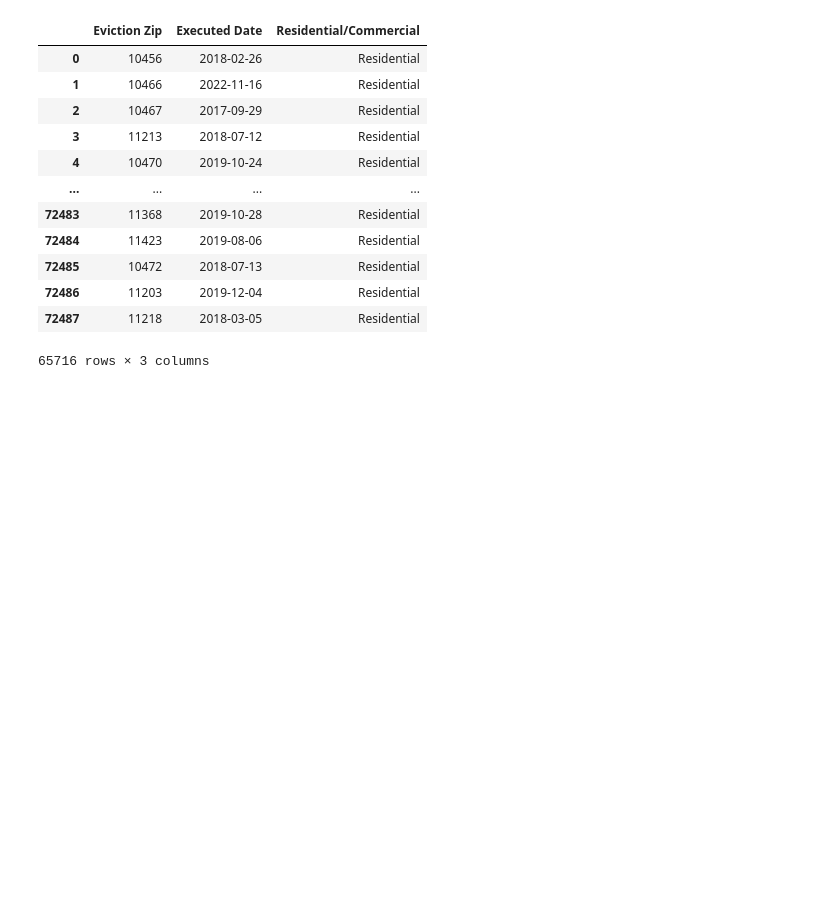
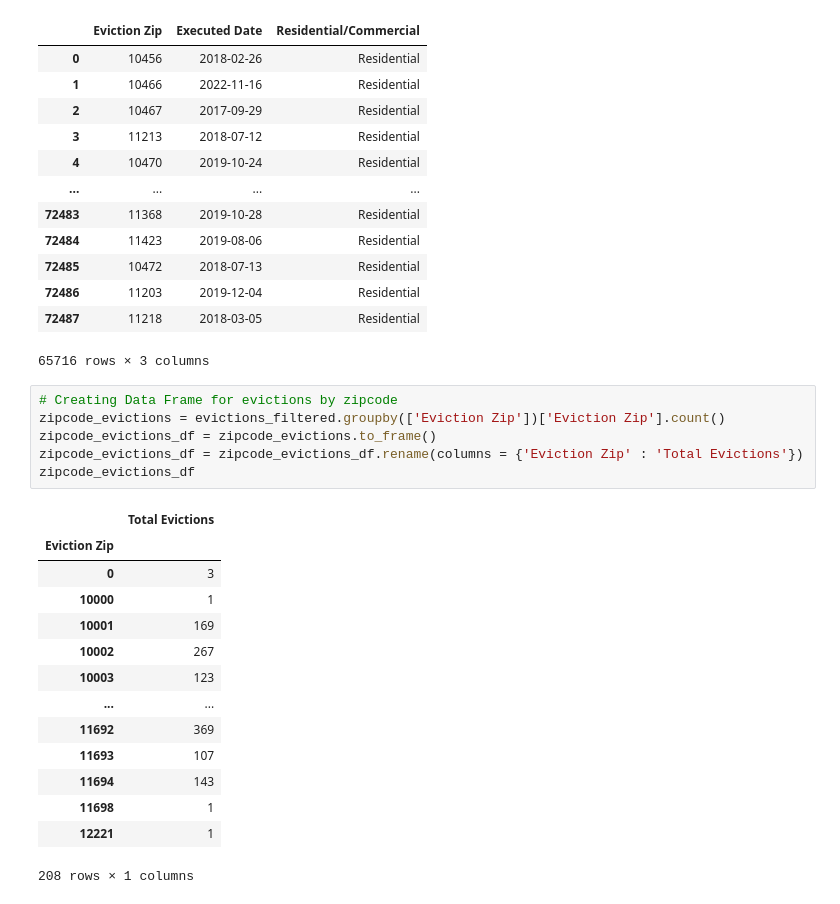
Before and after one commit to tmbiro/Crowdfunding_ETL, a Jupyter notebook: ETL_Mini_Project.ipynb, the cells around one changed output. Cells and saved outputs as stored; diff of their text form; blank space fills up the shorter version.

```diff
--- a/ETL_Mini_Project.ipynb
+++ b/ETL_Mini_Project.ipynb
@@ -66,5 +66,26 @@ evictions_filtered
 | 72486 | 11203 | 2019-12-04 | Residential |
 | 72487 | 11218 | 2018-03-05 | Residential |
 65716 rows × 3 columns
+# %%
+# Creating Data Frame for evictions by zipcode
+zipcode_evictions = evictions_filtered.groupby(['Eviction Zip'])['Eviction Zip'].count()
+zipcode_evictions_df = zipcode_evictions.to_frame()
+zipcode_evictions_df = zipcode_evictions_df.rename(columns = {'Eviction Zip' : 'Total Evictions'})
+zipcode_evictions_df
+# %% [output]
+|  | Total Evictions |
+| Eviction Zip |  |
+| 0 | 3 |
+| 10000 | 1 |
+| 10001 | 169 |
+| 10002 | 267 |
+| 10003 | 123 |
+| ... | ... |
+| 11692 | 369 |
+| 11693 | 107 |
+| 11694 | 143 |
+| 11698 | 1 |
+| 12221 | 1 |
+208 rows × 1 columns
 # %%
 # Combine the data into a single dataset, left merging the demographics onto the evictions dataframe.
```
Also changed, not shown: parts of 2 cells of this notebook.
